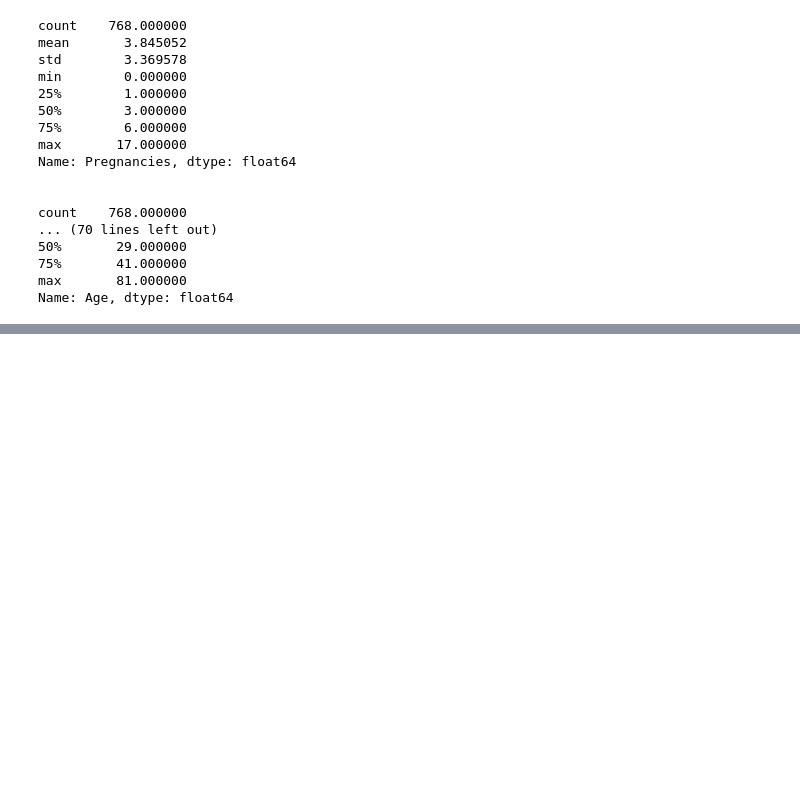
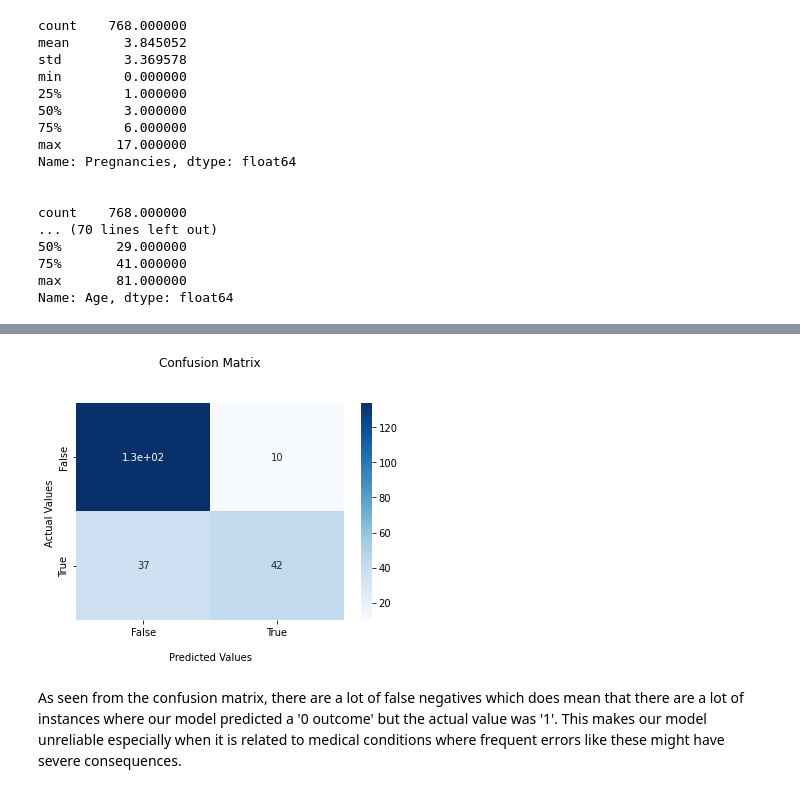
Before and after one commit to niramay447/kaggle-competitions, a Jupyter notebook: diabetes-prediction-knn.ipynb, the cells around one changed output, grey strips where cells are left out. Cells and saved outputs as stored; diff of their text form; code cells hidden in the pictures; blank space fills up the shorter version.

```diff
--- a/diabetes-prediction-knn.ipynb
+++ b/diabetes-prediction-knn.ipynb
@@ -152,0 +206,6 @@ Comparision with the Logistic Regression model
+# %%
+# Training another classifier with k=15
+
+k15_classifier = KNeighborsClassifier(n_neighbors=15)
+k15_classifier.fit(X_train, y_train)
+pred3 = k15_classifier.predict(X_test)
@@ -152,0 +230,19 @@ Comparision with the Logistic Regression model
+# %%
+# display the confusion matrix
+
+conf_matrix = confusion_matrix(y_test,pred3)
+
+ax = sns.heatmap(conf_matrix, annot=True, cmap='Blues')
+
+ax.set_title('Confusion Matrix\n\n');
+ax.set_xlabel('\nPredicted Values')
+ax.set_ylabel('Actual Values ');
+
+ax.xaxis.set_ticklabels(['False','True'])
+ax.yaxis.set_ticklabels(['False','True'])
+
+plt.show()
+# %% [output]
+[figure, added]
+# %% [markdown]
+As seen from the confusion matrix, there are a lot of false negatives which does mean that there are a lot of instances where our model predicted a '0 outcome' but the actual value was '1'. This makes our model unreliable especially when it is related to medical conditions where frequent errors like these might have severe consequences.
```
Also changed, not shown: parts of 23 cells of this notebook.
